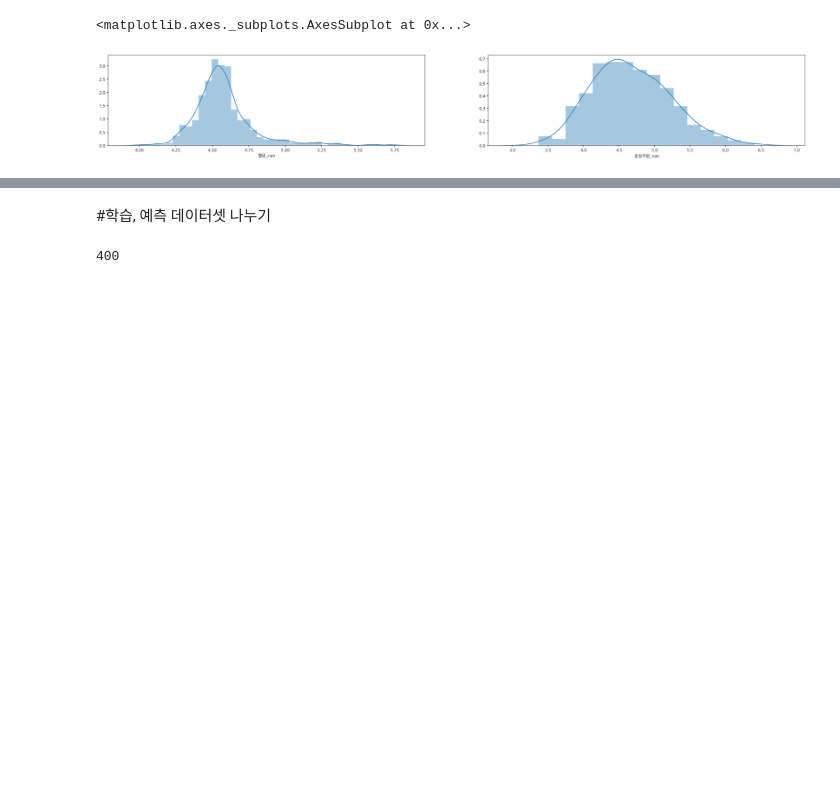
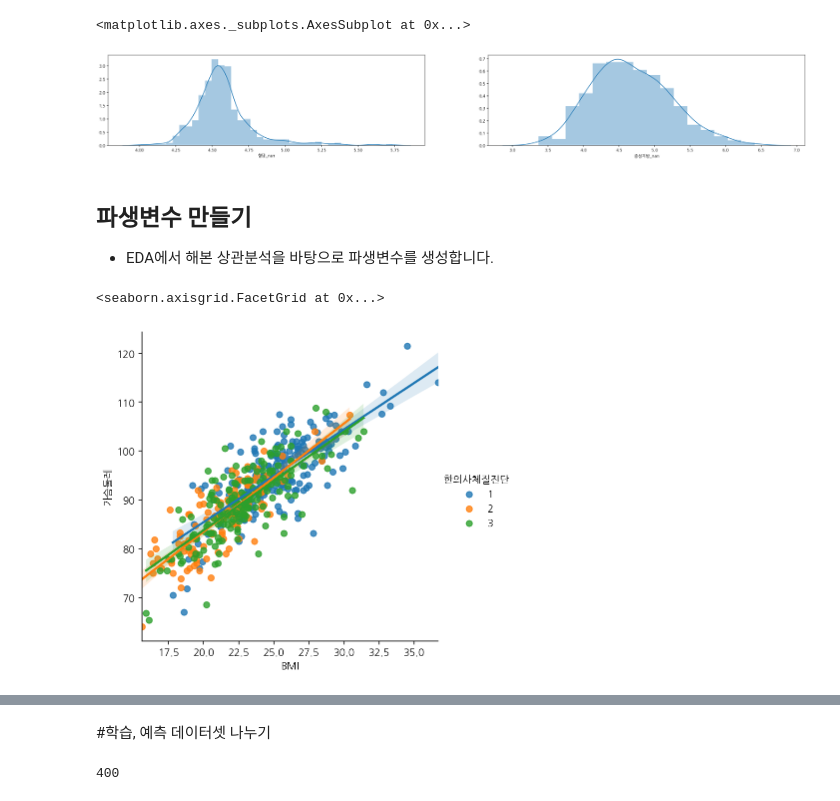
Before and after one commit to HyeonhoonLee/KIOM_KDC, a Jupyter notebook: KDC_feature_engineering.ipynb, the cells around one changed output, grey strips where cells are left out. Cells and saved outputs as stored; diff of their text form; code cells hidden in the pictures; blank space fills up the shorter version.

```diff
--- a/KDC_feature_engineering.ipynb
+++ b/KDC_feature_engineering.ipynb
@@ -483,3 +483,14 @@ sns.distplot(np.log(df["중성지방_nan"] + 1), ax=axes[1])
 # 위와 같이 정규화를 확인하였으므로, 혈당_log, 중성지방_log 컬럼을 만들어 넣어준다.
 df["혈당_log"] = np.log(df["혈당_nan"] + 1)
 df["중성지방_log"] = np.log(df["중성지방_nan"] + 1)
+# %% [markdown]
+## 파생변수 만들기
+* EDA에서 해본 상관분석을 바탕으로 파생변수를 생성합니다.
+# %%
+# 상관분석을 통해 BMI와 가슴둘레의 상관계수가 높은 것을 파악하였다.
+# 이 때 hue로 outcome을 추가하여 lmplot을 그려봐준다.
+# 아래와 그림과 같이 상관계수(기울기)가 높으면서도, 태음인(1)과 소음인(2)이 약간 구별되는 경우 파생변수를 만들어준다.
+sns.lmplot(data=df, x="BMI", y="가슴둘레", hue="한의사체질진단")
+# %% [output]
+<seaborn.axisgrid.FacetGrid at 0x...>
+[figure, added]
```
Also changed, not shown: parts of 19 cells of this notebook.
